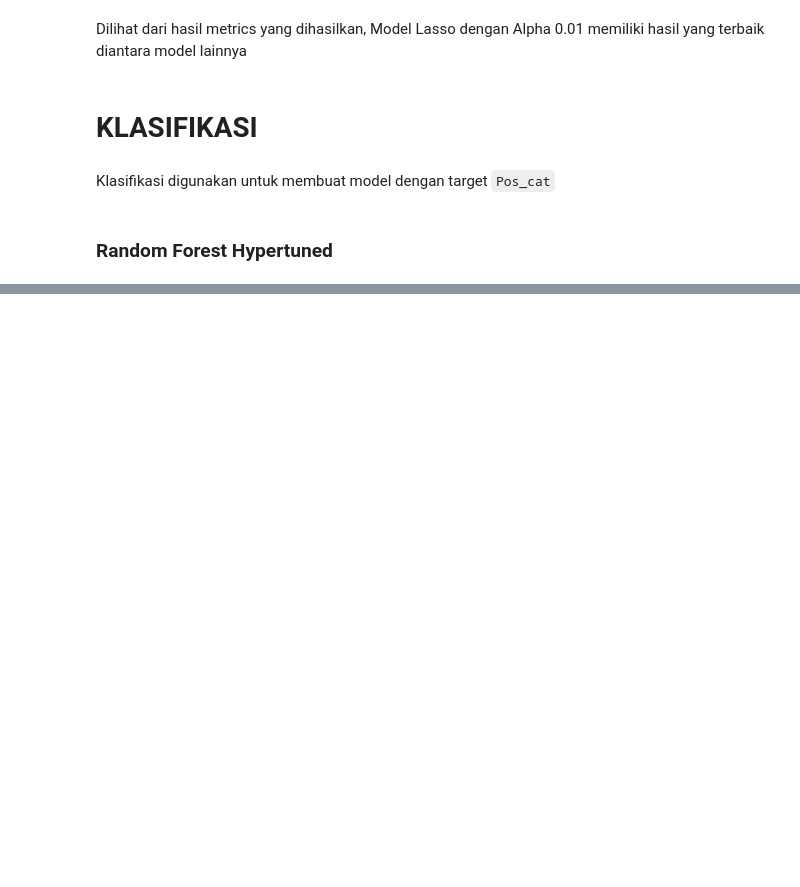
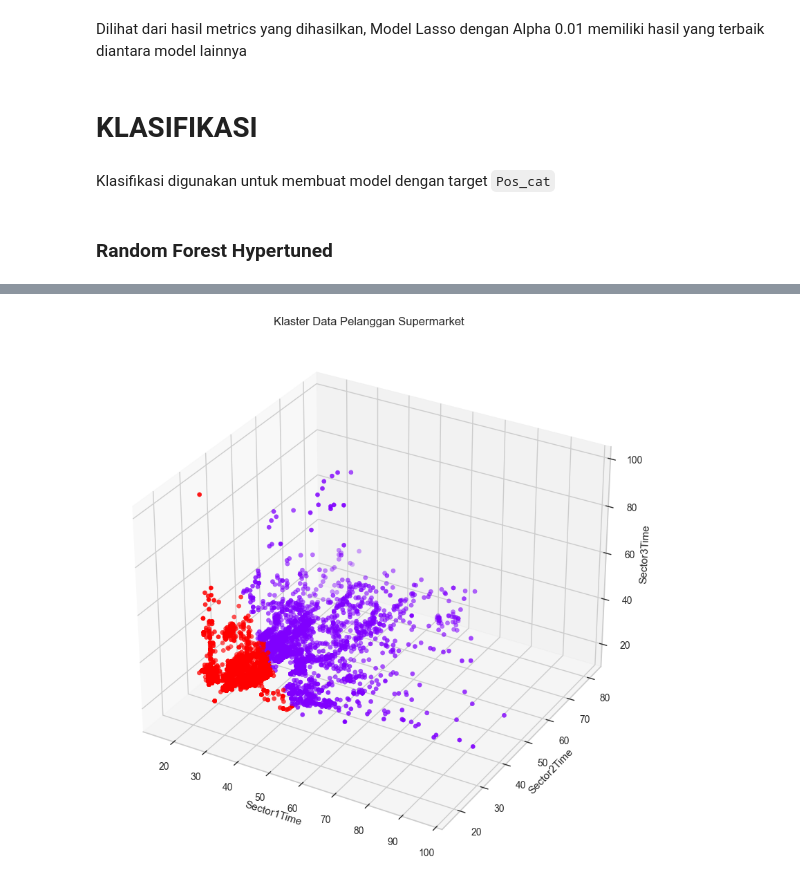
Before and after one commit to F1-biasa-aja/F1-kasdd, a Jupyter notebook: Code_MuhammadPendarBintangKasdiono.ipynb, the cells around one changed output, grey strips where cells are left out. Saved outputs shown, nothing was run; the diff lists cells and outputs as text; code cells hidden in the pictures; blank space fills up the shorter version.

```diff
--- a/F1 Biasa Aja.ipynb
+++ b/Code_MuhammadPendarBintangKasdiono.ipynb
@@ -744,0 +897,7 @@ classification_metrics(rf_f1_hp_applied_predict,y_class_test)
+# %%
+kmeans = KMeans(n_clusters=2, n_init=10)
+assignment_cc = kmeans.fit_predict(f1_ftrs)
+# %%
+df_with_clusters_cc = pd.DataFrame(f1_ftrs.copy())
+df_with_clusters_cc['cluster'] = assignment_cc
+df_with_clusters_cc.head()
@@ -744,0 +911,22 @@ classification_metrics(rf_f1_hp_applied_predict,y_class_test)
+# %%
+# visualisasi
+fig = plt.figure(figsize = (10, 10))
+ax = plt.axes(projection="3d")
+
+# Menyiapkan beberapa variabel yang diperlukan untuk visualisasi
+x = df_with_clusters_cc[features[0]]
+y = df_with_clusters_cc[features[1]]
+z = df_with_clusters_cc[features[2]]
+cluster = df_with_clusters_cc['cluster']
+
+# Memvisualisasikan hasilnya
+ax.scatter(x, y, z, c = cluster, cmap = "rainbow")
+plt.title("Klaster Data Pelanggan Supermarket")
+plt.grid(False)
+ax.set_xlabel(features[0])
+ax.set_ylabel(features[1])
+ax.set_zlabel(features[2])
+
+plt.show()
+# %% [output]
+[figure, added]
```
Also changed, not shown: parts of 29 cells of this notebook.
